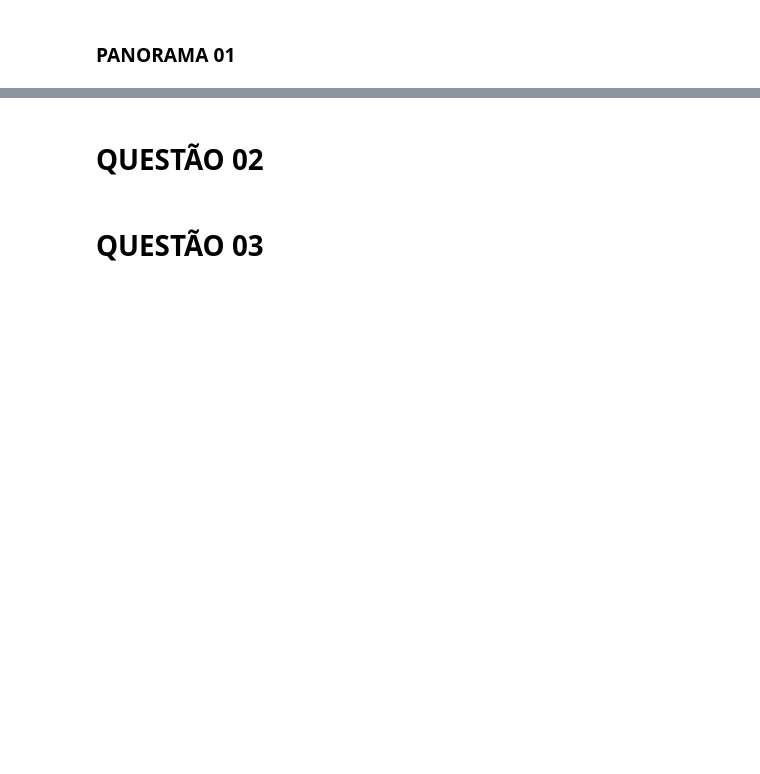
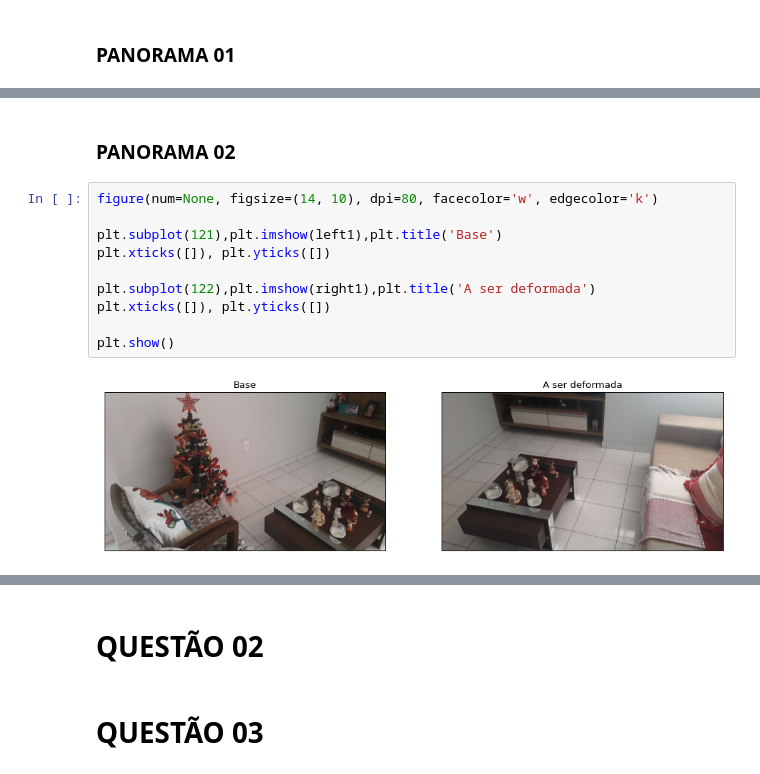
Before and after one commit to LucasSSales/Lista03-Visao-Computacional, a Jupyter notebook: VC_Lista_03.ipynb, the cells around one changed output, grey strips where cells are left out. Drawn from its saved outputs; the diff is of its cells as text; blank space fills up the shorter version.

```diff
--- a/VC_Lista_03.ipynb
+++ b/VC_Lista_03.ipynb
@@ -54,3 +81,17 @@ def detect_match_warp(img1, img2):
+# %% [markdown]
+### PANORAMA 02
+# %%
+figure(num=None, figsize=(14, 10), dpi=80, facecolor='w', edgecolor='k')
+
+plt.subplot(121),plt.imshow(left1),plt.title('Base')
+plt.xticks([]), plt.yticks([])
+
+plt.subplot(122),plt.imshow(right1),plt.title('A ser deformada')
+plt.xticks([]), plt.yticks([])
+
+plt.show()
+# %% [output]
+[figure, added]
 # %%
 figure(num=None, figsize=(10, 10), dpi=80, facecolor='w', edgecolor='k')
 match01, warp01 = detect_match_warp(left1, right1)
```
Also changed, not shown: parts of 8 cells of this notebook.
